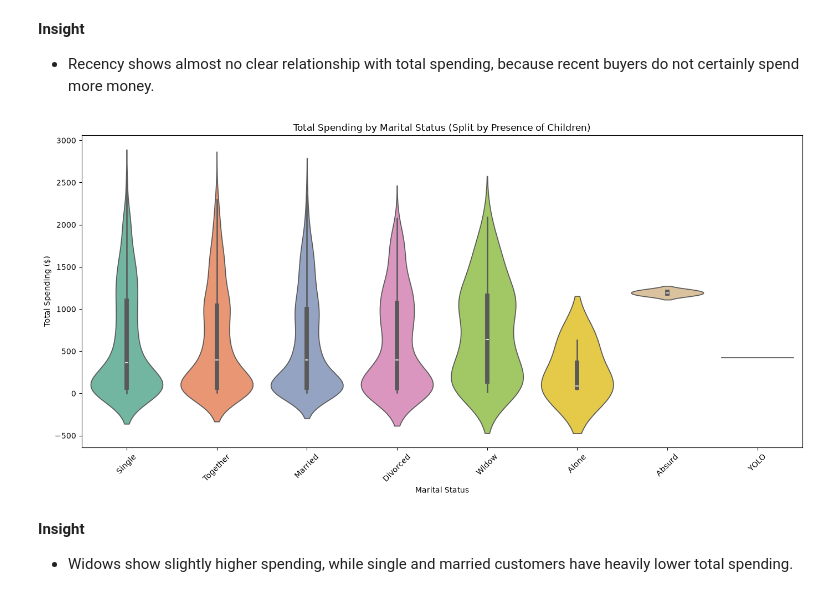
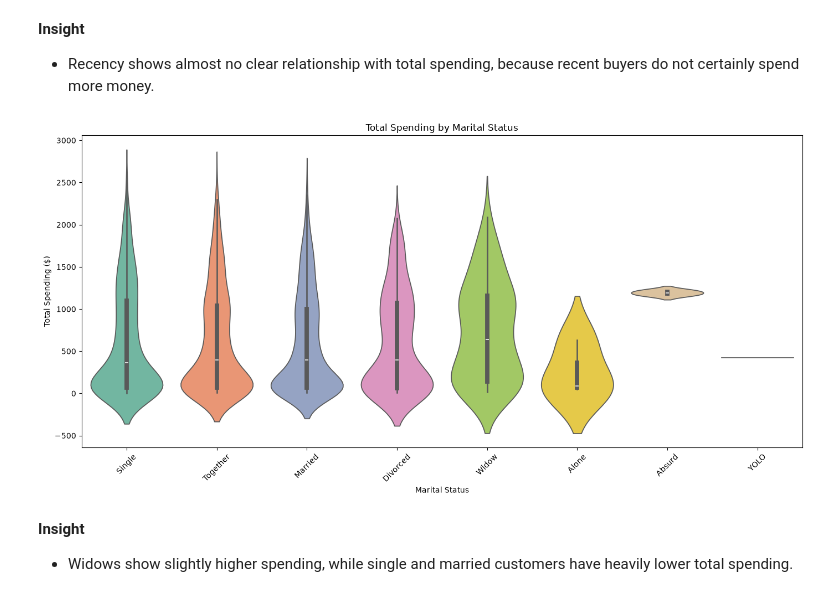
Before and after one commit to virtual-arin/Customer-Intelligence-Segmentation-System, a Jupyter notebook: notebooks/Notebook.ipynb, the cells around one changed output. Drawn from its saved outputs; the diff is of its cells as text; code cells hidden in the pictures.

```diff
--- a/notebooks/Notebook.ipynb
+++ b/notebooks/Notebook.ipynb
@@ -182,23 +182,23 @@ plt.show()
 # %%
 # How do marital status and household composition affect spending?
 plt.figure(figsize=(14, 7))
 
 sns.violinplot(
     data=df,
     x='Marital_Status',
     y='Total_Spending',
     palette='Set2'
 )
 
 plt.xticks(rotation=45)
-plt.title('Total Spending by Marital Status (Split by Presence of Children)')
+plt.title('Total Spending by Marital Status')
 plt.ylabel('Total Spending ($)')
 plt.xlabel('Marital Status')
 plt.tight_layout()
-plt.savefig('../images/total_spending_by_marital_status_.png', bbox_inches='tight')
+plt.savefig('../images/total_spending_by_marital_status_eda.png', bbox_inches='tight')
 plt.show()
 # %% [output]
-[figure, old version]
+[figure, new version]
 # %% [markdown]
 **Insight**
 * Widows show slightly higher spending, while single and married customers have heavily lower total spending.
```
Also changed, not shown: 4 other files.
